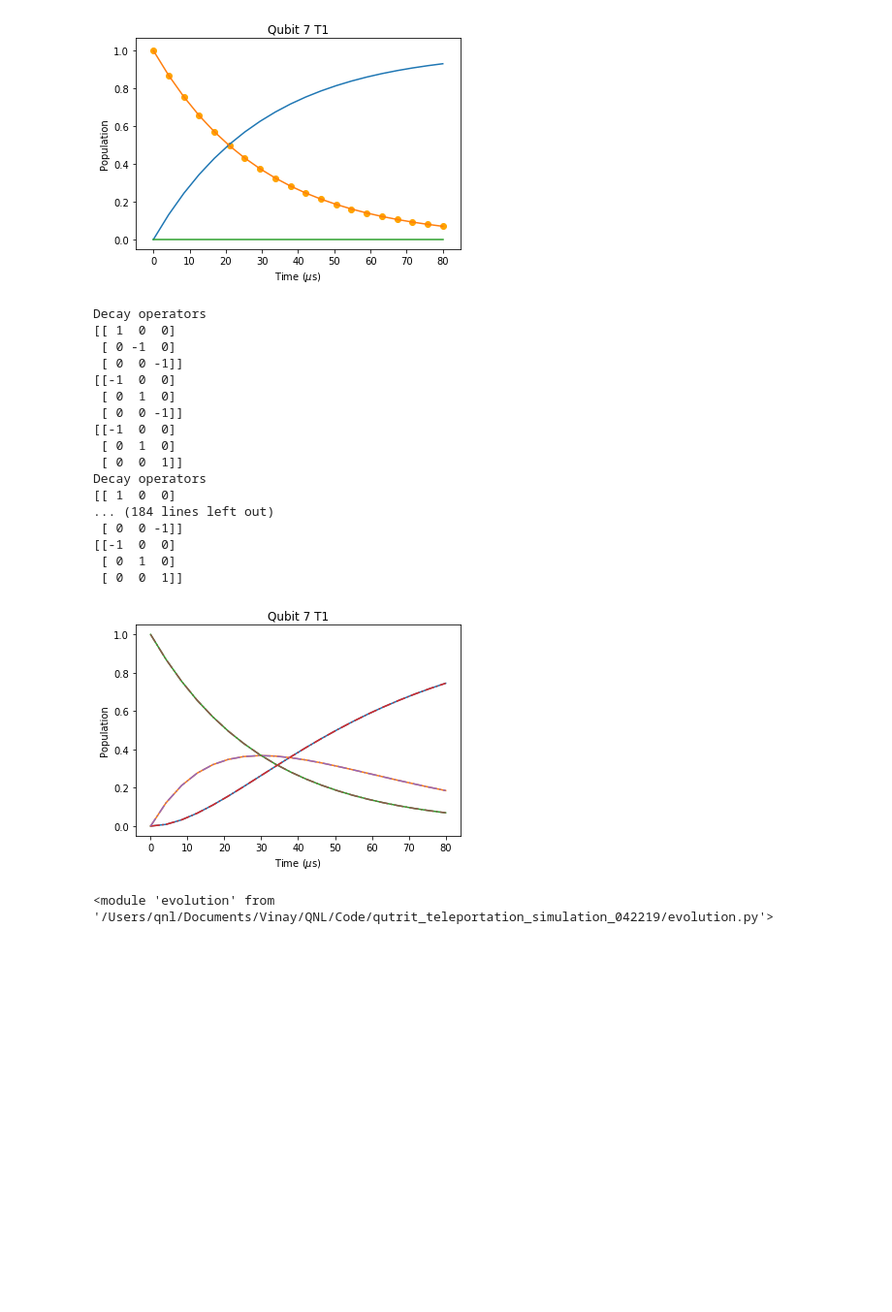
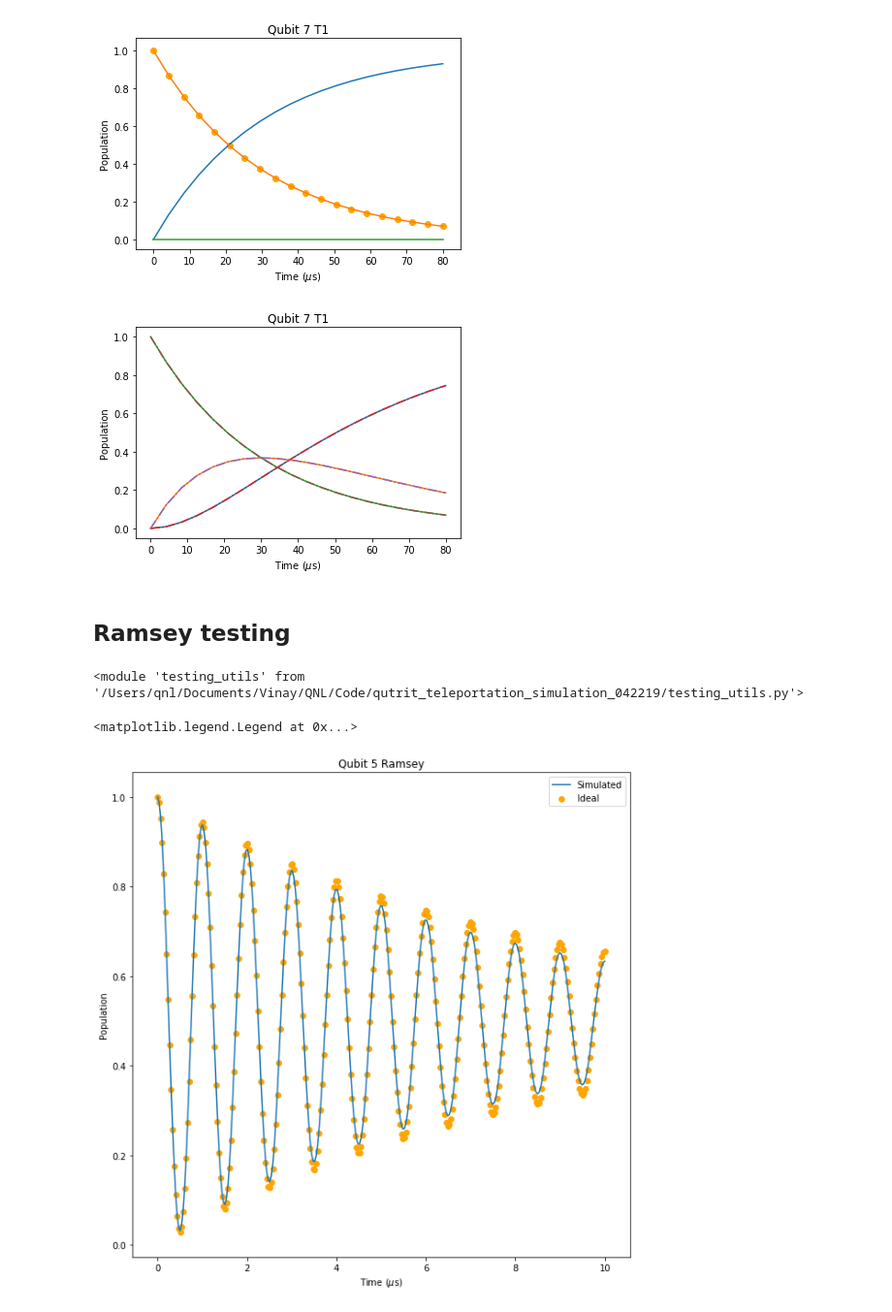
Before and after one commit to ramasesh/qutrit_teleportation, a Jupyter notebook: Sanity_Checks.ipynb, the cells around one changed output. Shown at 97% size. Saved outputs shown, nothing was run; the diff lists cells and outputs as text; code cells hidden in the pictures; blank space fills up the shorter version.

Commit message:
Matches Ramsey traces

```diff
--- a/Sanity_Checks.ipynb
+++ b/Sanity_Checks.ipynb
@@ -50,48 +42,50 @@ plt.ylabel('Population');
 # %%
 qubit_num = 7
 
-min_delay = 0 #us
-max_delay = 80 #us
-
-n_pts = 20
-
-rho_init = sim_tools.vectorize_dm(np.diag([0,0,1]))
-
-populations = np.zeros((3,n_pts))
-
+min_delay, max_delay, n_pts = 0, 80, 20 # times in us
 times = np.linspace(min_delay, max_delay, n_pts)
 
-for idx, time in enumerate(times):
-    delay_gate = [time]
-    rho_after = evolution.actFullGateOnState(delay_gate, rho_init, [qubit_num], num_trot=10)
-    rho_after = sim_tools.vectorized_dm_to_dm(rho_after)
-    populations[:,idx] = np.diag(rho_after)
+simulated_populations = test.simulated_T1(qubit_num,
+                                times,
+                                EF=True)
+ideal_populations = test.ideal_T1EF(qubit_num, times)
 
-plt.plot(times, populations.T);
-plt.plot(times, test.ideal_T1EF(qubit_num, times), ls='-.')
+plt.plot(times, simulated_populations.T);
+plt.plot(times, ideal_populations, ls='-.')
 plt.title('Qubit {} T1'.format(qubit_num))
 plt.xlabel('Time ($\mu$s)')
 plt.ylabel('Population');
 # %% [output]
-Decay operators
-[[ 1  0  0]
- [ 0 -1  0]
- [ 0  0 -1]]
-[[-1  0  0]
- [ 0  1  0]
- [ 0  0 -1]]
-[[-1  0  0]
- [ 0  1  0]
- [ 0  0  1]]
-Decay operators
-[[ 1  0  0]
-... (184 lines left out)
- [ 0  0 -1]]
-[[-1  0  0]
- [ 0  1  0]
- [ 0  0  1]]
 [figure]
+# %% [markdown]
+## Ramsey testing
 # %%
-reload(evolution)
+reload(test)
 # %% [output]
-<module 'evolution' from '/Users/qnl/Documents/Vinay/QNL/Code/qutrit_teleportation_simulation_042219/evolution.py'>
+<module 'testing_utils' from '/Users/qnl/Documents/Vinay/QNL/Code/qutrit_teleportation_simulation_042219/testing_utils.py'>
+# %%
+qubit_num = 5
+
+min_delay = 0 #us
+max_delay = 10 #us
+n_pts = 300
+
+times = np.linspace(min_delay, max_delay, n_pts)
+
+simulated_populations = test.simulated_Ramsey(qubit_num,
+                                              times,
+                                              subspace='GE')
+
+ideal_populations = test.ideal_Ramsey(qubit_num, times)
+# %%
+plt.figure(figsize=(10,10))
+plt.plot(times, simulated_populations.T[:,1], label='Simulated');
+plt.scatter(times, ideal_populations, c='orange', label='Ideal')
+plt.title('Qubit {} Ramsey'.format(qubit_num))
+plt.xlabel('Time ($\mu$s)')
+plt.ylabel('Population');
+
+plt.legend(loc=1)
+# %% [output]
+<matplotlib.legend.Legend at 0x...>
+[figure, added]
```
Also changed, not shown: parts of 4 cells of this notebook, 7 other files.
